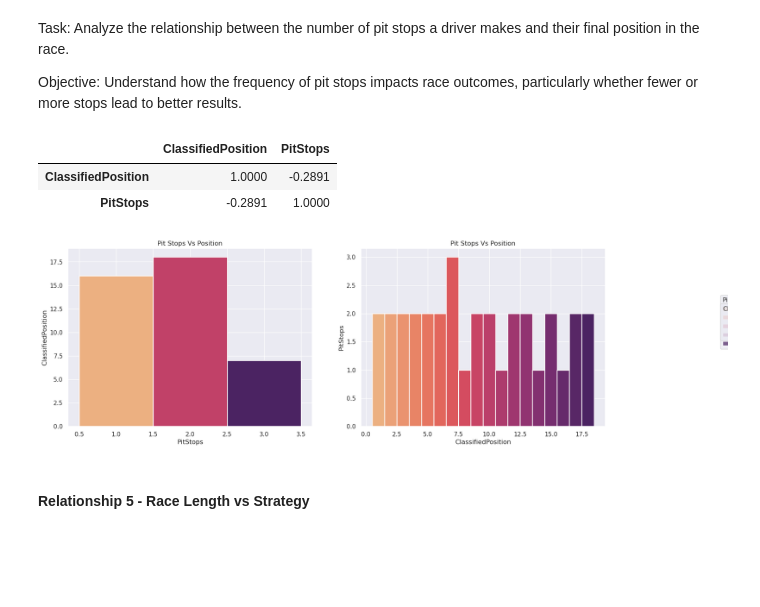
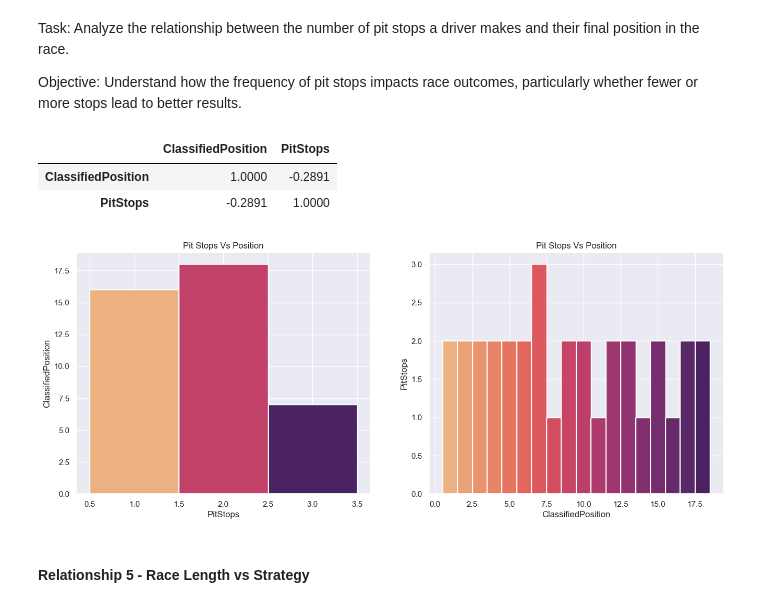
Before and after one commit to MyNameIsCalvinDavis/Data-Science, a Jupyter notebook: F1/F1.ipynb, the cells around one changed output. Cells and saved outputs as stored; diff of their text form; code cells hidden in the pictures; blank space fills up the shorter version.

```diff
--- a/F1/F1.ipynb
+++ b/F1/F1.ipynb
@@ -1796,37 +1829,37 @@ lapsg = lapsg[pd.to_numeric(lapsg['ClassifiedPosition'], errors='coerce').notnul
 lapsg["ClassifiedPosition"] = lapsg["ClassifiedPosition"].astype(int)
 lapsg = pd.merge(left=lapsg, right=pit_stops, left_on=["EventName", "Driver"], right_on=["EventName", "Driver"])
 lapsg = lapsg[["EventName", "Driver", "Stint", "ClassifiedPosition", "PitStops"]]
 
-fig = plt.figure(figsize=(18,6))
+fig = plt.figure(figsize=(16,6))
 gs = gridspec.GridSpec(1,2)#, right=0.48, wspace=0.05)
 ax1 = fig.add_subplot(gs[0,0])
 ax2 = fig.add_subplot(gs[0,1])
 
 ax1.set_title("Pit Stops Vs Position")
 ax2.set_title("Pit Stops Vs Position")
 
 # plt.ylim(bottom=0, top=3.5)
 # sns.barplot(data=lapsg, x="PitStops", y="ClassifiedPosition", ax=ax1)
 p1 = so.Plot(data=lapsg, x="PitStops", y="ClassifiedPosition", color="PitStops") \
-        .add(so.Bars()) \
+        .add(so.Bars(),legend=False) \
         .scale(color="flare") \
         .label(title="Pit Stops Vs Position") \
         .on(ax1).plot()
 p2 = so.Plot(data=lapsg, x="ClassifiedPosition", y="PitStops", color="ClassifiedPosition") \
-        .add(so.Bars()) \
+        .add(so.Bars(), legend=False) \
         .scale(color="flare") \
         .label(title="Pit Stops Vs Position") \
         .on(ax2).plot()
 
 # sns.barplot(data=lapsg, y="PitStops", x="ClassifiedPosition", ax=ax2)
 # sns.regplot(y="ClassifiedPosition", x="PitStops", data=lapsg, ax=ax1, scatter=False)
 # sns.regplot(x="ClassifiedPosition", y="PitStops", data=lapsg, ax=ax2, scatter=False)
 lapsg[["ClassifiedPosition", "PitStops"]].corr()
 # %% [output]
 |  | ClassifiedPosition | PitStops |
 | ClassifiedPosition | 1.0000 | -0.2891 |
 | PitStops | -0.2891 | 1.0000 |
-[figure, old version]
+[figure, new version]
 # %% [markdown]
 #### Relationship 5 - Race Length vs Strategy
 # %% [markdown]
```
Also changed, not shown: parts of 31 cells of this notebook.
